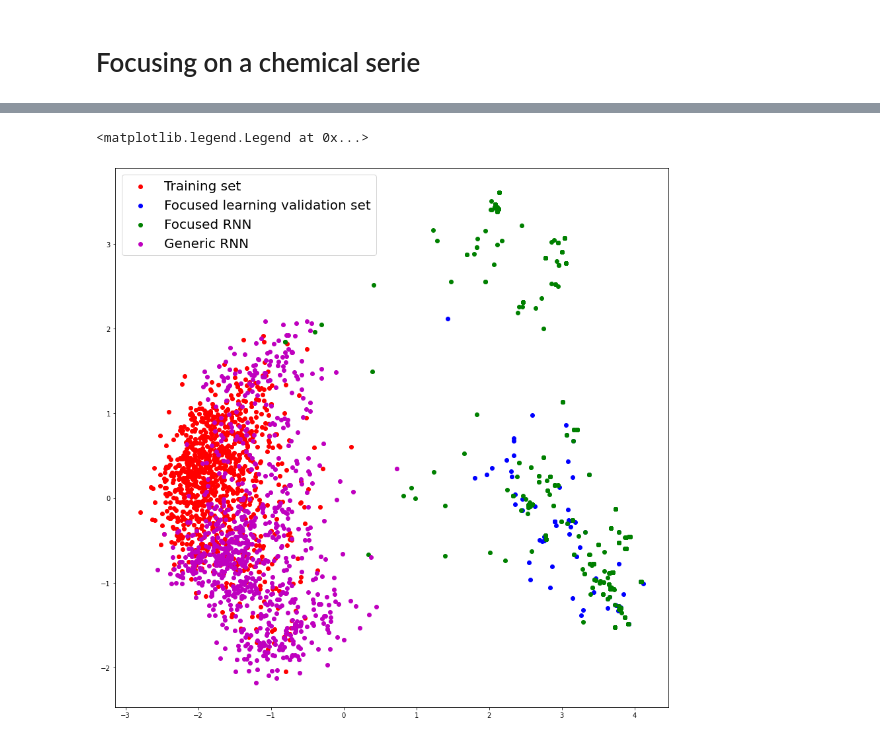
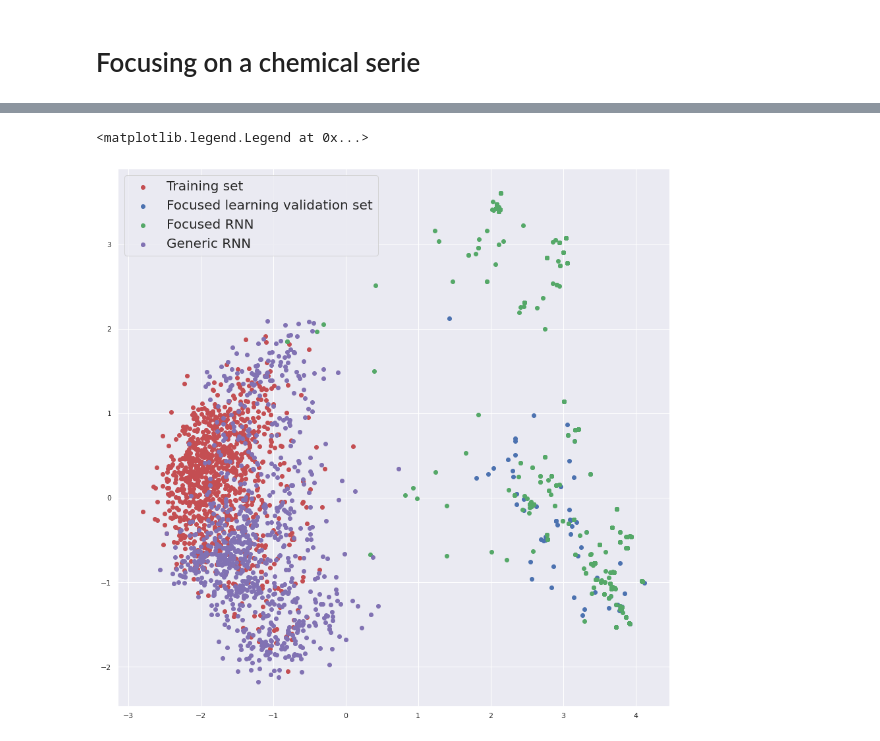
Before and after one commit to maxime-langevin/scaffold-constrained-generation, a Jupyter notebook: Focused_learning_experiments.ipynb, the cells around one changed output, grey strips where cells are left out. Drawn from its saved outputs; the diff is of its cells as text; code cells hidden in the pictures.

Commit message:
Figure display and warning removal

```diff
--- a/Focused_learning_experiments.ipynb
+++ b/Focused_learning_experiments.ipynb
@@ -212,15 +196,21 @@ X = np.concatenate((ecfp4_original, ecfp4_focused, ecfp4_chembl, ecfp4_normal))
 pca = PCA(n_components=2)
 X_pca = pca.fit_transform(X)
 # %%
+import seaborn as sns
+import matplotlib
+%matplotlib inline
+
+sns.set()
+
 plt.figure(figsize=(15, 15))
 
 plt.subplot(111)
 plt.scatter(X_pca[(len(ecfp4_original)+len(ecfp4_focused)):(len(ecfp4_original)+len(ecfp4_focused) + len(ecfp4_chembl)), 0], X_pca[(len(ecfp4_original)+len(ecfp4_focused)):(len(ecfp4_original)+len(ecfp4_focused) + len(ecfp4_chembl)), 1], c='r', label='Training set')
 plt.scatter(X_pca[:len(ecfp4_original), 0], X_pca[:len(ecfp4_original), 1], c='b', label='Focused learning validation set')
 plt.scatter(X_pca[len(ecfp4_original):(len(ecfp4_original)+len(ecfp4_focused)), 0], X_pca[len(ecfp4_original):(len(ecfp4_original)+len(ecfp4_focused)), 1], c='g', label='Focused RNN')
 plt.scatter(X_pca[(len(ecfp4_original)+len(ecfp4_focused) + len(ecfp4_chembl)):, 0], X_pca[(len(ecfp4_original)+len(ecfp4_focused) + len(ecfp4_chembl)):, 1], c='m', label='Generic RNN')
 
 plt.legend(prop={'size': 20})
 # %% [output]
 <matplotlib.legend.Legend at 0x...>
-[figure, old version]
+[figure, new version]
```
Also changed, not shown: parts of 2 cells of this notebook.
